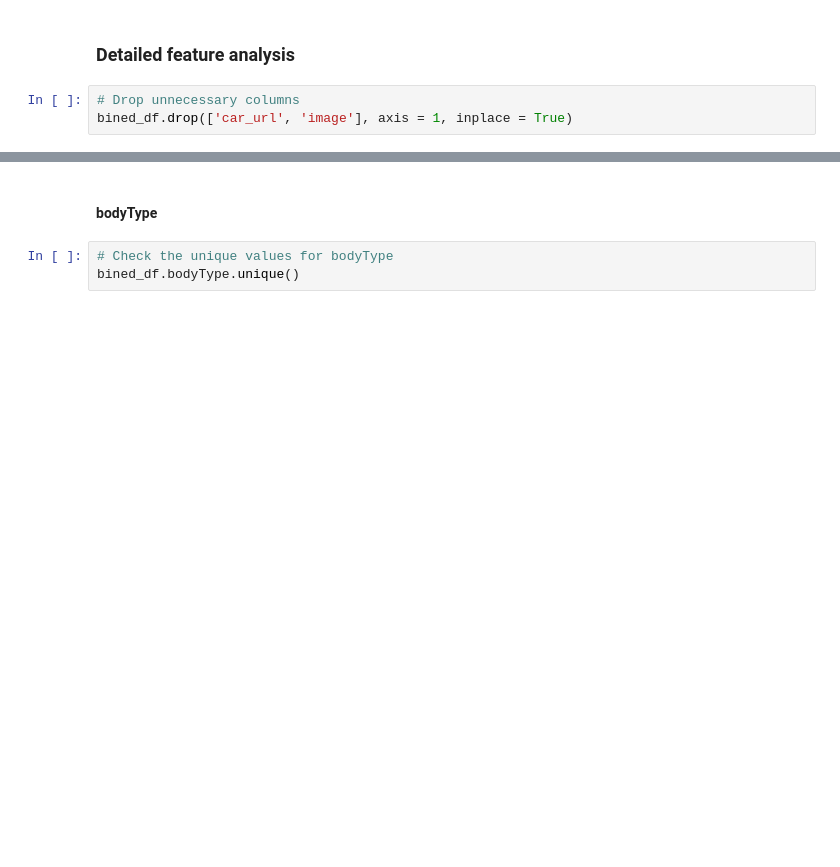
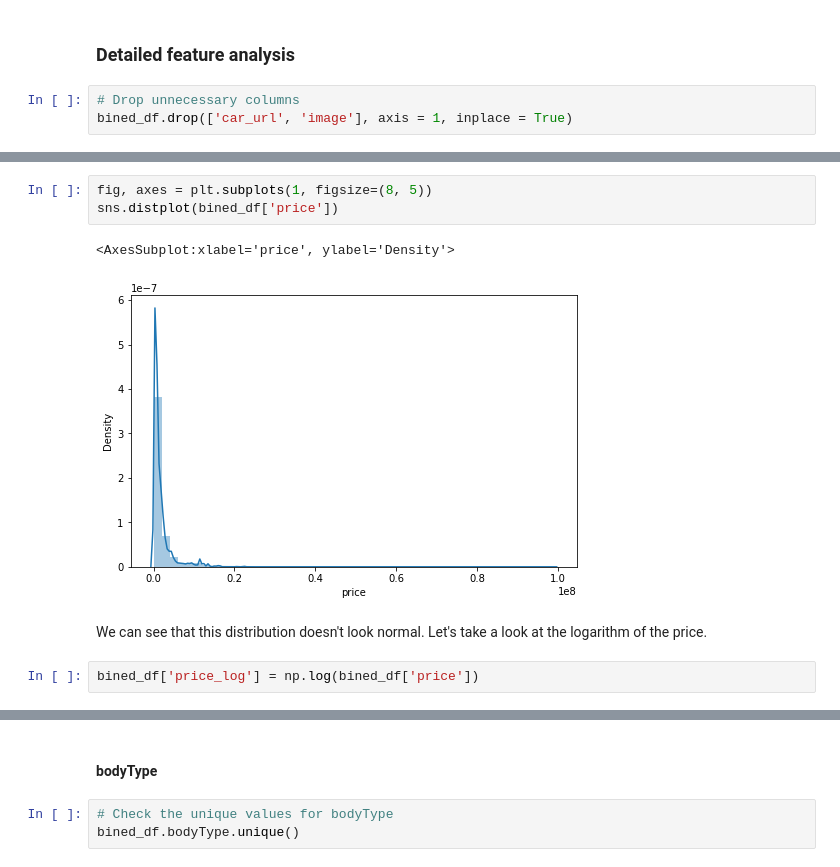
Before and after one commit to gir2017/teamwork_kaggle, a Jupyter notebook: module_5/select_auto.ipynb, the cells around one changed output, grey strips where cells are left out. Cells and saved outputs as stored; diff of their text form; blank space fills up the shorter version.

```diff
--- a/module_5/select_auto.ipynb
+++ b/module_5/select_auto.ipynb
@@ -588,0 +661,10 @@ bined_df.drop(['car_url', 'image'], axis = 1, inplace = True)
+# %%
+fig, axes = plt.subplots(1, figsize=(8, 5))
+sns.distplot(bined_df['price'])
+# %% [output]
+<AxesSubplot:xlabel='price', ylabel='Density'>
+[figure, added]
+# %% [markdown]
+We can see that this distribution doesn't look normal. Let's take a look at the logarithm of the price.
+# %%
+bined_df['price_log'] = np.log(bined_df['price'])
```
Also changed, not shown: parts of 87 cells of this notebook, 1 other file.
